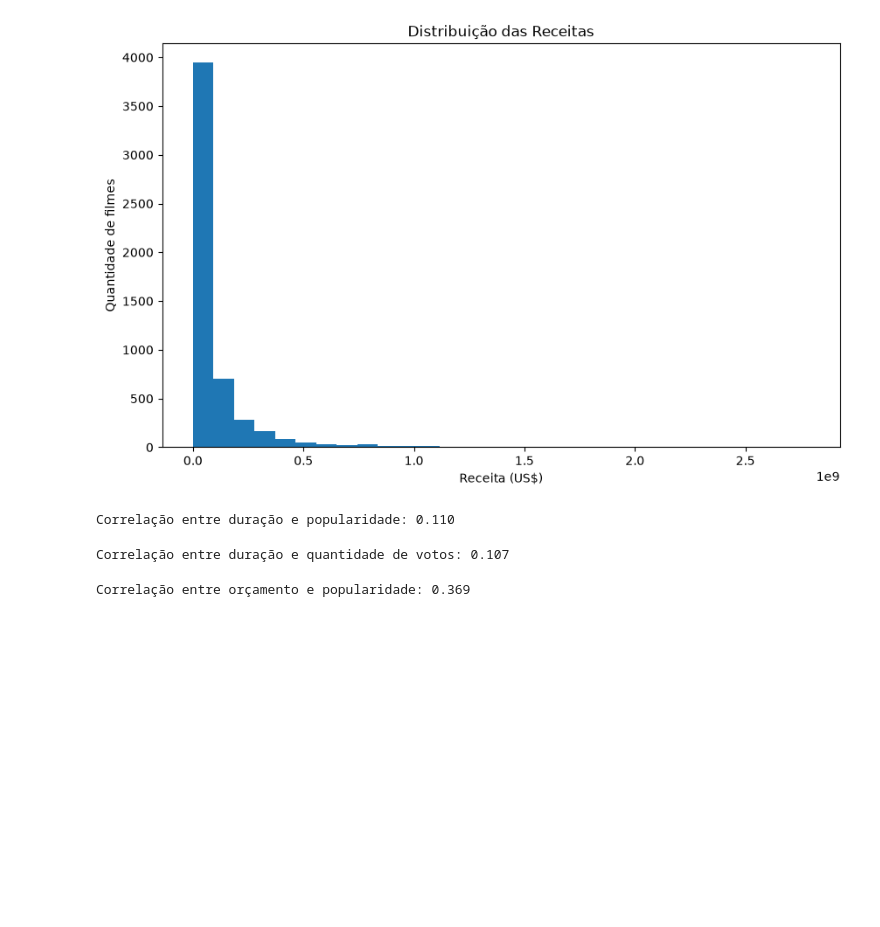
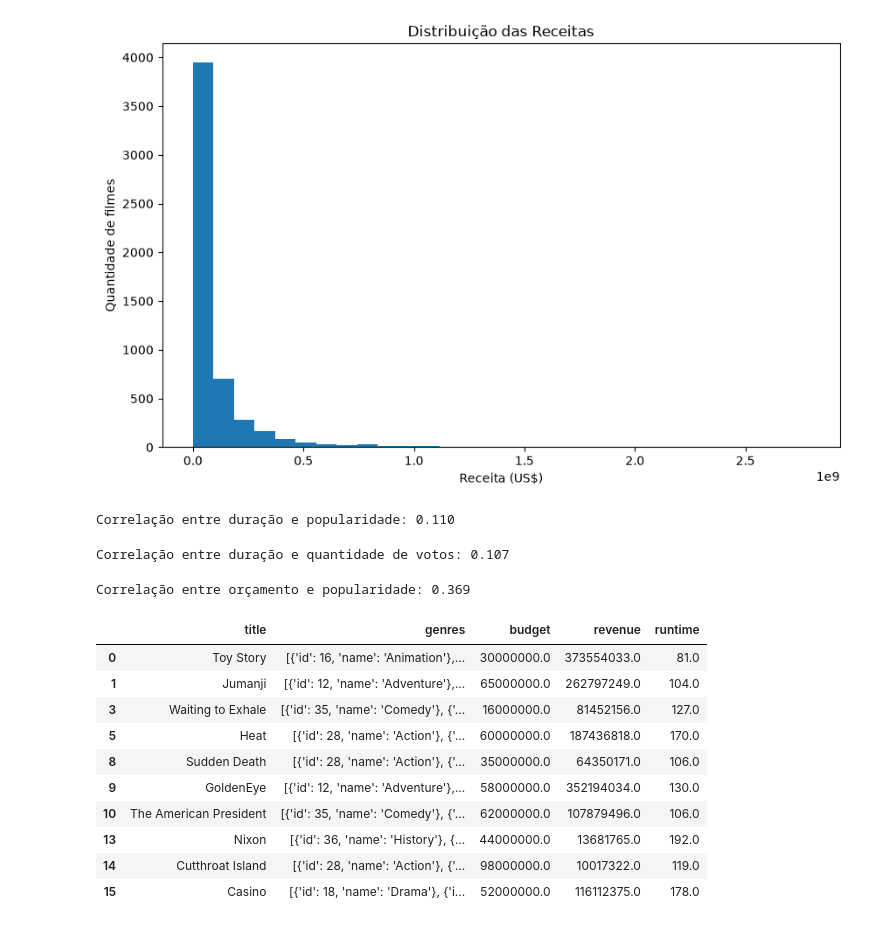
Before and after one commit to mtojald/AnaliseEXP-Dados, a Jupyter notebook: AnaliseEXP.ipynb, the cells around one changed output. Drawn from its saved outputs; the diff is of its cells as text; code cells hidden in the pictures; blank space fills up the shorter version.

```diff
--- a/AnaliseEXP.ipynb
+++ b/AnaliseEXP.ipynb
@@ -525,3 +525,17 @@ correlacao_budget_popularidade = df_budget_popularidade['budget'].corr(
 print(f"Correlação entre orçamento e popularidade: {correlacao_budget_popularidade:.3f}")
 # %% [output]
 Correlação entre orçamento e popularidade: 0.369
+# %%
+df_filmes_completos[['title', 'genres', 'budget', 'revenue', 'runtime']].head(10)
+# %% [output]
+|  | title | genres | budget | revenue | runtime |
+| 0 | Toy Story | [{'id': 16, 'name': 'Animation'},... | 30000000.0 | 373554033.0 | 81.0 |
+| 1 | Jumanji | [{'id': 12, 'name': 'Adventure'},... | 65000000.0 | 262797249.0 | 104.0 |
+| 3 | Waiting to Exhale | [{'id': 35, 'name': 'Comedy'}, {'... | 16000000.0 | 81452156.0 | 127.0 |
+| 5 | Heat | [{'id': 28, 'name': 'Action'}, {'... | 60000000.0 | 187436818.0 | 170.0 |
+| 8 | Sudden Death | [{'id': 28, 'name': 'Action'}, {'... | 35000000.0 | 64350171.0 | 106.0 |
+| 9 | GoldenEye | [{'id': 12, 'name': 'Adventure'},... | 58000000.0 | 352194034.0 | 130.0 |
+| 10 | The American President | [{'id': 35, 'name': 'Comedy'}, {'... | 62000000.0 | 107879496.0 | 106.0 |
+| 13 | Nixon | [{'id': 36, 'name': 'History'}, {... | 44000000.0 | 13681765.0 | 192.0 |
+| 14 | Cutthroat Island | [{'id': 28, 'name': 'Action'}, {'... | 98000000.0 | 10017322.0 | 119.0 |
+| 15 | Casino | [{'id': 18, 'name': 'Drama'}, {'i... | 52000000.0 | 116112375.0 | 178.0 |
```
Also changed, not shown: parts of 8 cells of this notebook, 1 other file.
